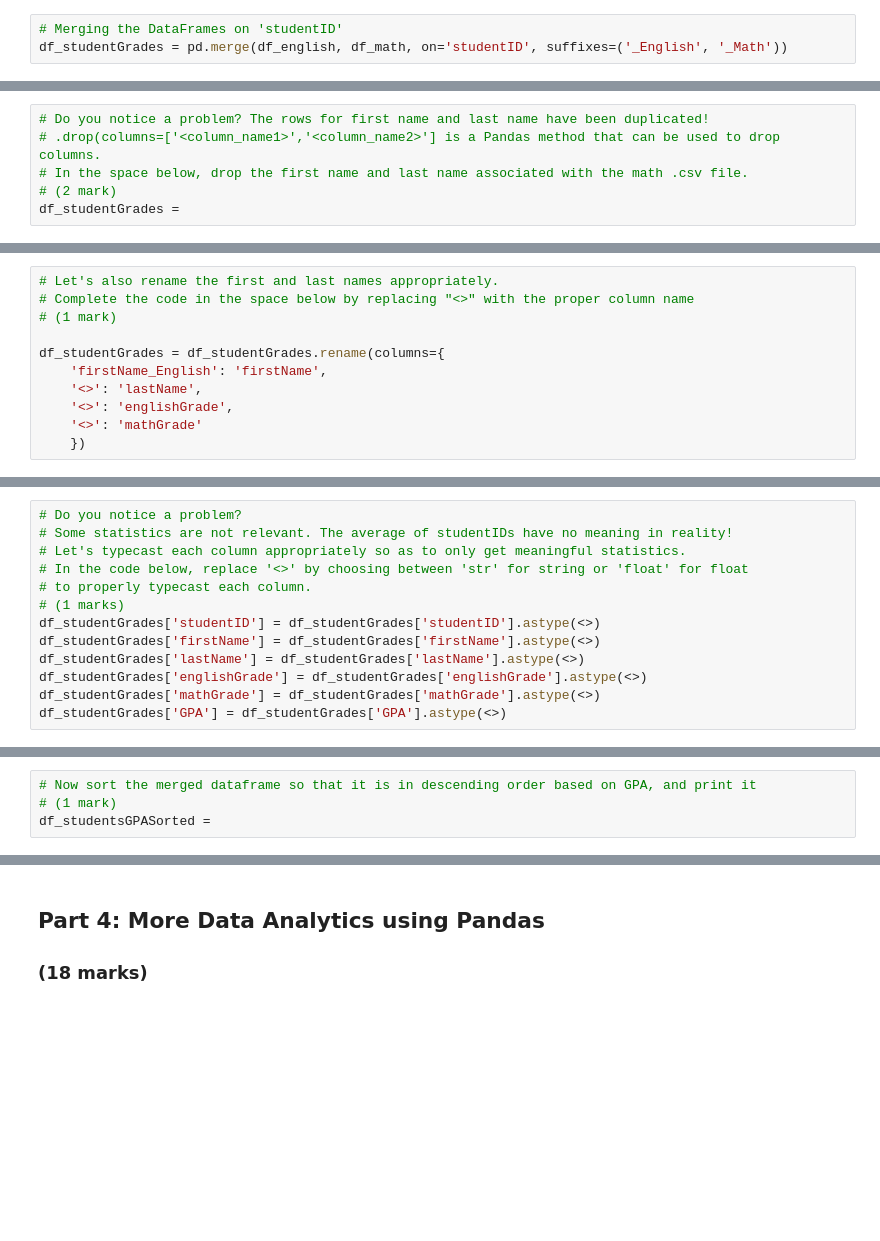
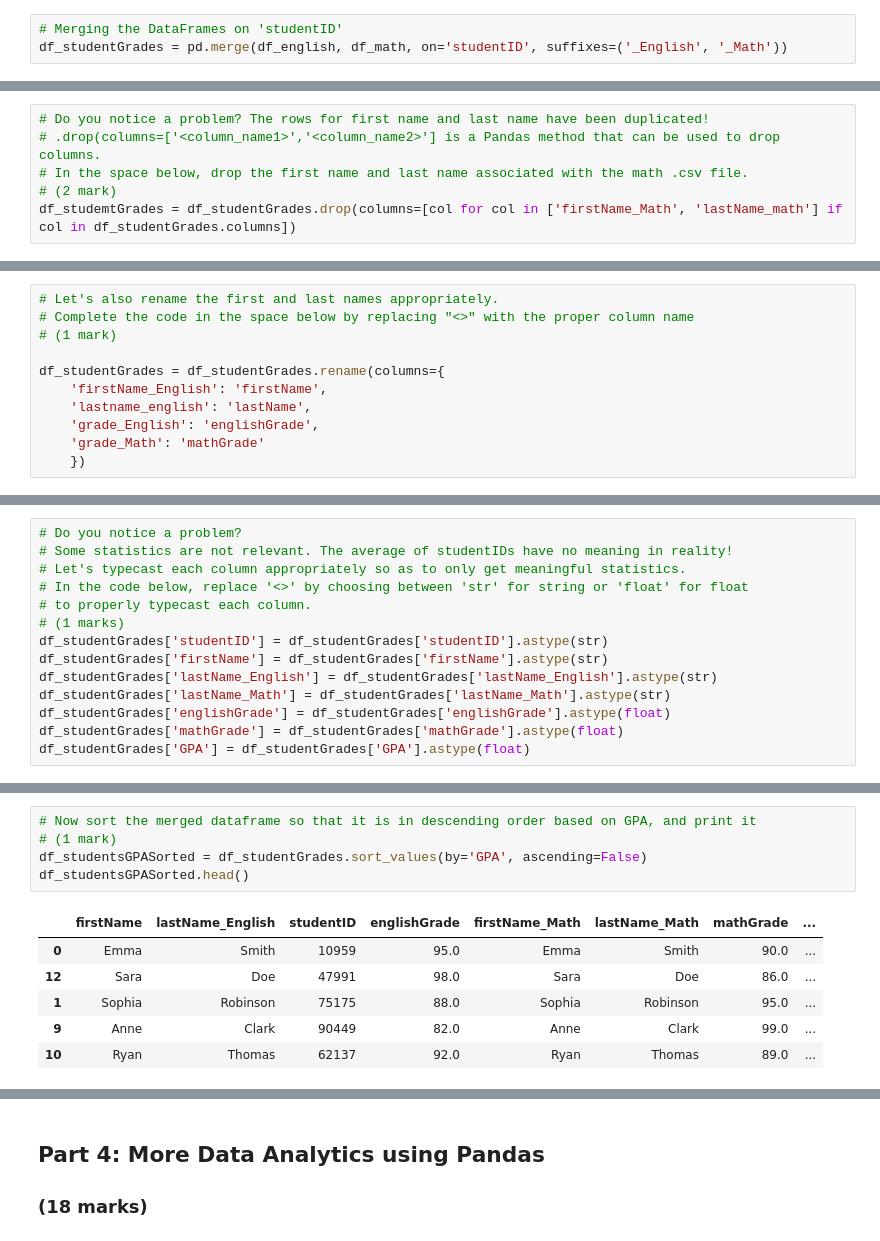
Before and after one commit to prabjotsanghera/ENGG680_2025_Fall, a Jupyter notebook: Lab_Assignment1/StudentGradeManagementSystem.ipynb, the cells around one changed output, grey strips where cells are left out. Cells and saved outputs as stored; diff of their text form; blank space fills up the shorter version.

```diff
--- a/Lab_Assignment1/StudentGradeManagementSystem.ipynb
+++ b/Lab_Assignment1/StudentGradeManagementSystem.ipynb
@@ -267,7 +292,7 @@ df_studentGrades['GPA'] = df_studentGrades[['grade_English', 'grade_Math']].mean
 # .drop(columns=['<column_name1>','<column_name2>'] is a Pandas method that can be used to drop columns.
 # In the space below, drop the first name and last name associated with the math .csv file.
 # (2 mark)
-df_studentGrades =
+df_studemtGrades = df_studentGrades.drop(columns=[col for col in ['firstName_Math', 'lastName_math'] if col in df_studentGrades.columns])
 # %%
 # Let's display the data again. Use an appropriate method (hint: already used before)
 # (0.5 mark)
@@ -279,9 +312,9 @@ df_studentGrades =
 
 df_studentGrades = df_studentGrades.rename(columns={
     'firstName_English': 'firstName',
-    '<>': 'lastName',
-    '<>': 'englishGrade',
-    '<>': 'mathGrade'
+    'lastname_english': 'lastName',
+    'grade_English': 'englishGrade',
+    'grade_Math': 'mathGrade'
     })
 # %%
 # Now let's find out some statistics about our student grades!
@@ -296,12 +340,13 @@ df_studentGrades = df_studentGrades.rename(columns={
 # In the code below, replace '<>' by choosing between 'str' for string or 'float' for float
 # to properly typecast each column.
 # (1 marks)
-df_studentGrades['studentID'] = df_studentGrades['studentID'].astype(<>)
-df_studentGrades['firstName'] = df_studentGrades['firstName'].astype(<>)
-df_studentGrades['lastName'] = df_studentGrades['lastName'].astype(<>)
-df_studentGrades['englishGrade'] = df_studentGrades['englishGrade'].astype(<>)
-df_studentGrades['mathGrade'] = df_studentGrades['mathGrade'].astype(<>)
-df_studentGrades['GPA'] = df_studentGrades['GPA'].astype(<>)
+df_studentGrades['studentID'] = df_studentGrades['studentID'].astype(str)
+df_studentGrades['firstName'] = df_studentGrades['firstName'].astype(str)
+df_studentGrades['lastName_English'] = df_studentGrades['lastName_English'].astype(str)
+df_studentGrades['lastName_Math'] = df_studentGrades['lastName_Math'].astype(str)
+df_studentGrades['englishGrade'] = df_studentGrades['englishGrade'].astype(float)
+df_studentGrades['mathGrade'] = df_studentGrades['mathGrade'].astype(float)
+df_studentGrades['GPA'] = df_studentGrades['GPA'].astype(float)
 # %%
 # Now let's see our statistics!
 df_studentGrades.describe()
@@ -308,7 +363,15 @@ df_studentGrades.describe()
 # %%
 # Now sort the merged dataframe so that it is in descending order based on GPA, and print it
 # (1 mark)
-df_studentsGPASorted =
+df_studentsGPASorted = df_studentGrades.sort_values(by='GPA', ascending=False)
+df_studentsGPASorted.head()
+# %% [output]
+|  | firstName | lastName_English | studentID | englishGrade | firstName_Math | lastName_Math | mathGrade | ... |
+| 0 | Emma | Smith | 10959 | 95.0 | Emma | Smith | 90.0 | ... |
+| 12 | Sara | Doe | 47991 | 98.0 | Sara | Doe | 86.0 | ... |
+| 1 | Sophia | Robinson | 75175 | 88.0 | Sophia | Robinson | 95.0 | ... |
+| 9 | Anne | Clark | 90449 | 82.0 | Anne | Clark | 99.0 | ... |
+| 10 | Ryan | Thomas | 62137 | 92.0 | Ryan | Thomas | 89.0 | ... |
 # %%
 # If we wanted to access the student with the highest gpa based on df_studentsGPASorted,
 # does .iloc or .loc make more sense and why?
```
Also changed, not shown: parts of 16 cells of this notebook.
